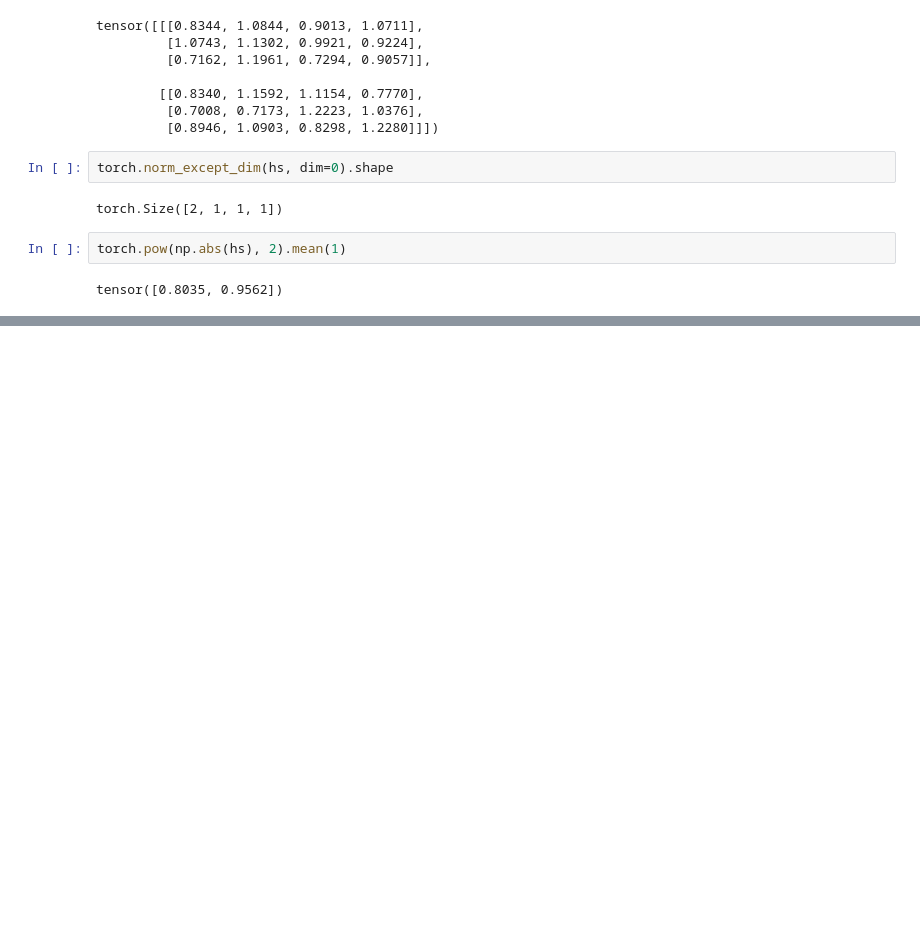
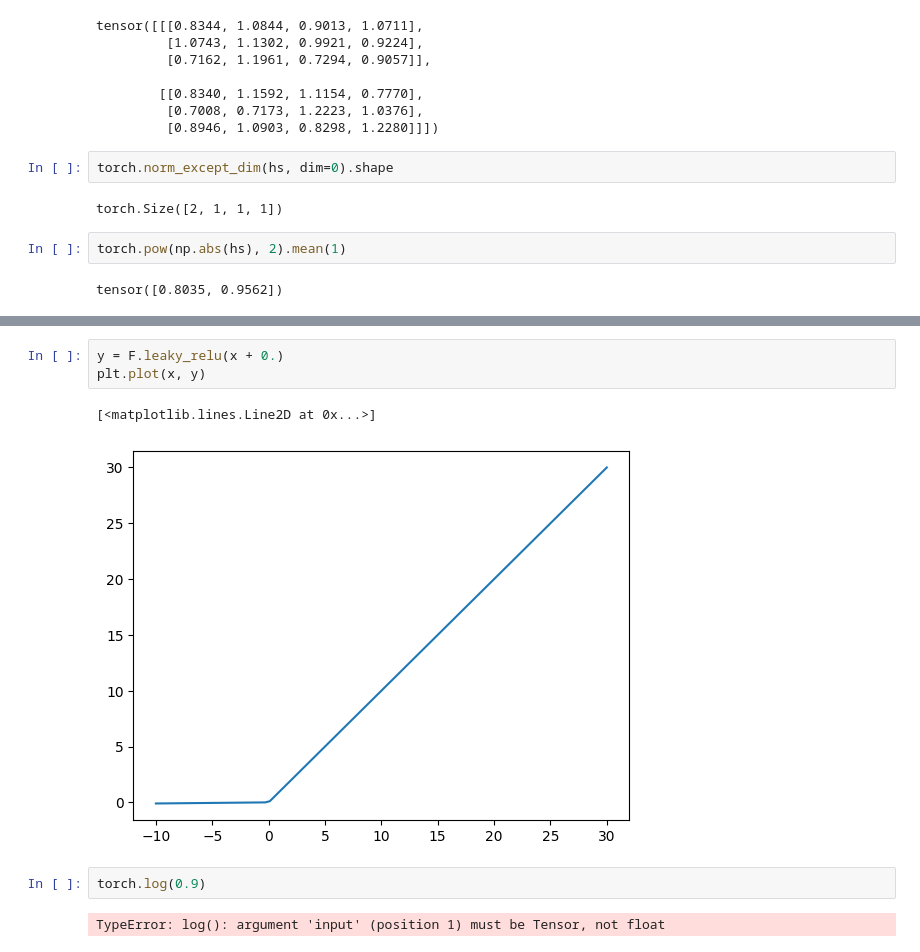
Before and after one commit to wassname/repr-preference-optimization, a Jupyter notebook: nbs/103_scratch_loss.ipynb, the cells around one changed output, grey strips where cells are left out. Cells and saved outputs as stored; diff of their text form; blank space fills up the shorter version.

```diff
--- a/nbs/103_scratch_loss.ipynb
+++ b/nbs/103_scratch_loss.ipynb
@@ -75,0 +100,10 @@ tensor([0.8035, 0.9562])
+# %%
+y = F.leaky_relu(x + 0.)
+plt.plot(x, y)
+# %% [output]
+[<matplotlib.lines.Line2D at 0x...>]
+[figure, added]
+# %%
+torch.log(0.9)
+# %% [output]
+TypeError: log(): argument 'input' (position 1) must be Tensor, not float
```
Also changed, not shown: parts of 3 cells of this notebook, 12 other files.
